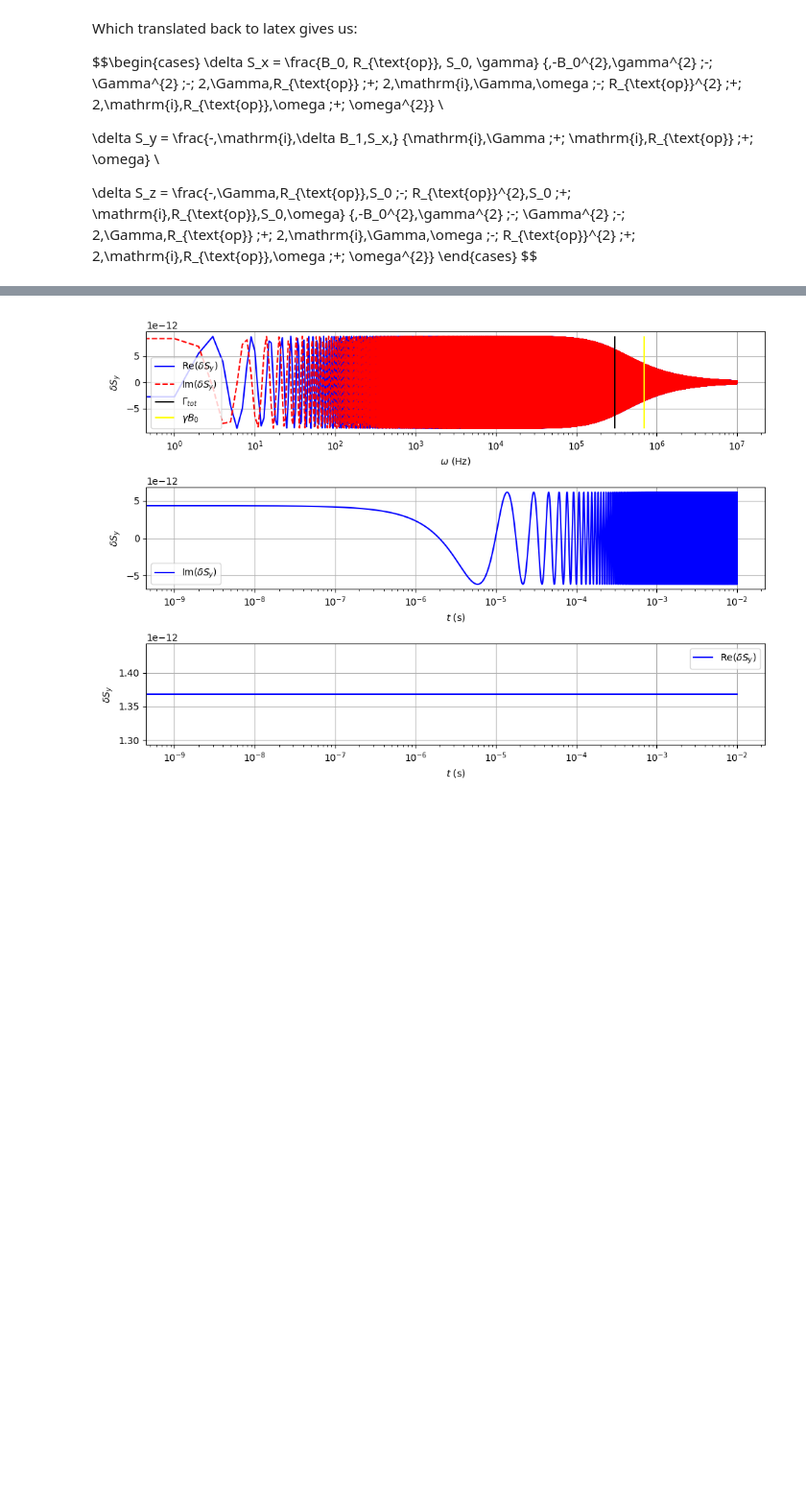
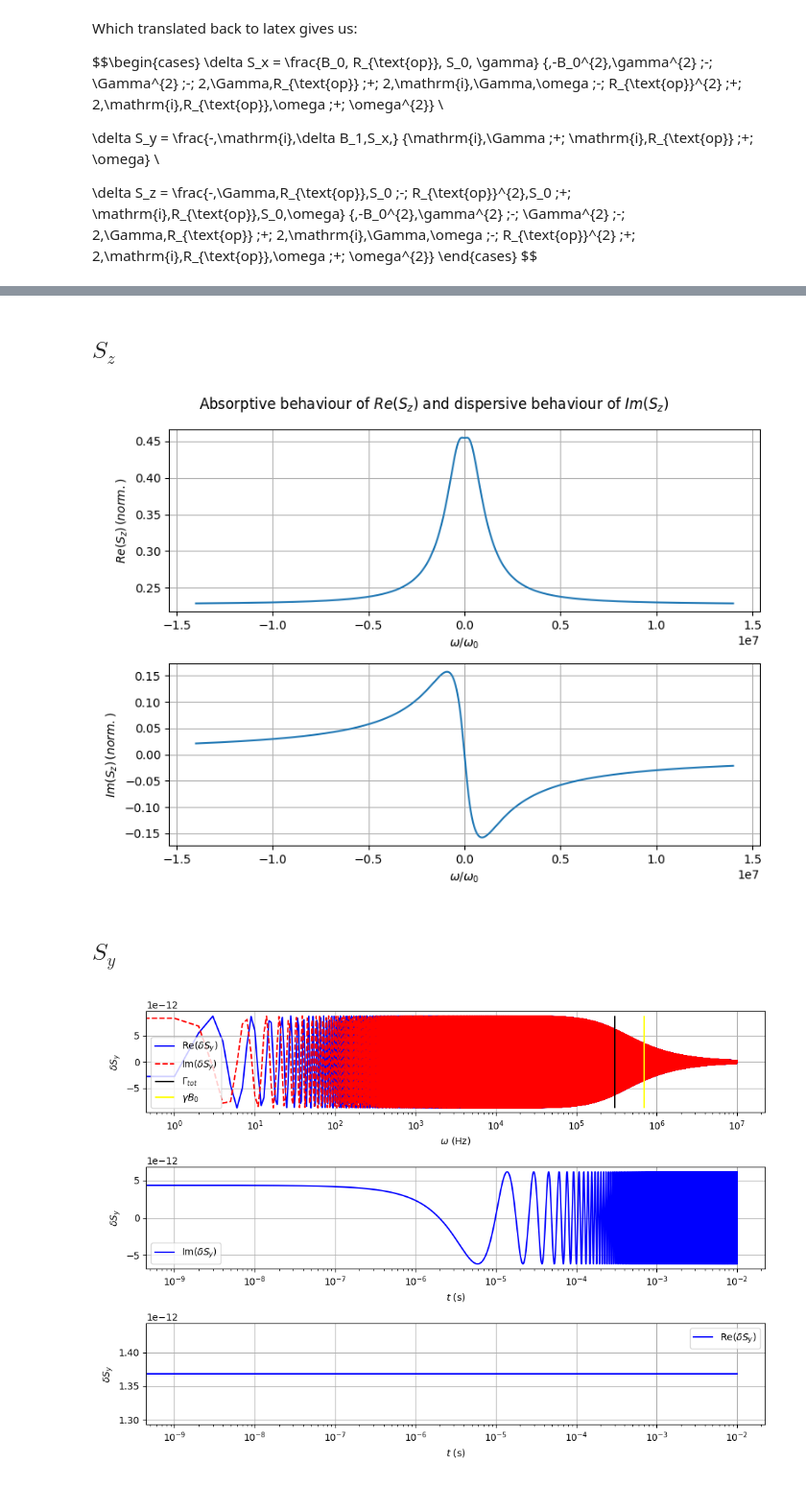
Before and after one commit to GuillaumeCLEMENT314/FHNW-, a Jupyter notebook: Bloch_symoblic_resolution.ipynb, the cells around one changed output, grey strips where cells are left out. Shown at 96% size. Saved outputs shown, nothing was run; the diff lists cells and outputs as text; code cells hidden in the pictures; blank space fills up the shorter version.

```diff
--- a/Bloch_symoblic_resolution.ipynb
+++ b/Bloch_symoblic_resolution.ipynb
@@ -142,0 +174,2 @@ Now I must plot these three expressions as function of omega. Make a Bode Diagra
+# %% [markdown]
+## $S_z$
@@ -143 +193,34 @@ Now I must plot these three expressions as function of omega. Make a Bode Diagra
+# %%
+def S_zg(Gamma_tot, omega0, R_op, S0, omega):
+    term1 = Gamma_tot / (omega0**2 - Gamma_tot**2)
+    term2 = (-Gamma_tot + 1j*omega) / (((Gamma_tot + 1j*omega)**2) - omega0**2)
+    S_zg = R_op * S0 * (term1 + term2)
+    return S_zg
+
+omega = np.linspace(-20*omega0,20*omega0,10000)
+
+s_zg = []
+for w in omega:
+    s_zg.append(S_zg(Gamma_tot=Gamma_tot, omega0=omega0, R_op=R_op, S0=S0, omega=w))
+# %%
+fig,axes = plt.subplots(nrows=2, ncols=1,figsize=(8,6))
+
+fig.suptitle('Absorptive behaviour of $Re(S_z)$ and dispersive behaviour of $Im(S_z)$')
+
+axes[0].plot(omega,np.real(s_zg))
+axes[0].set_xlabel('$\omega/\omega_0$')
+axes[0].set_ylabel('$Re(S_z) \, (norm.)$')
+axes[0].grid()
+
+axes[1].plot(omega,np.imag(s_zg))
+axes[1].set_xlabel('$\omega/\omega_0$')
+axes[1].set_ylabel('$Im(S_z) \, (norm.)$')
+axes[1].grid()
+
+plt.tight_layout()
+plt.show()
+# %% [output]
+[figure, added]
+# %% [markdown]
+## $S_y$
 # %%
```
Also changed, not shown: parts of 8 cells of this notebook, 1 other file.
